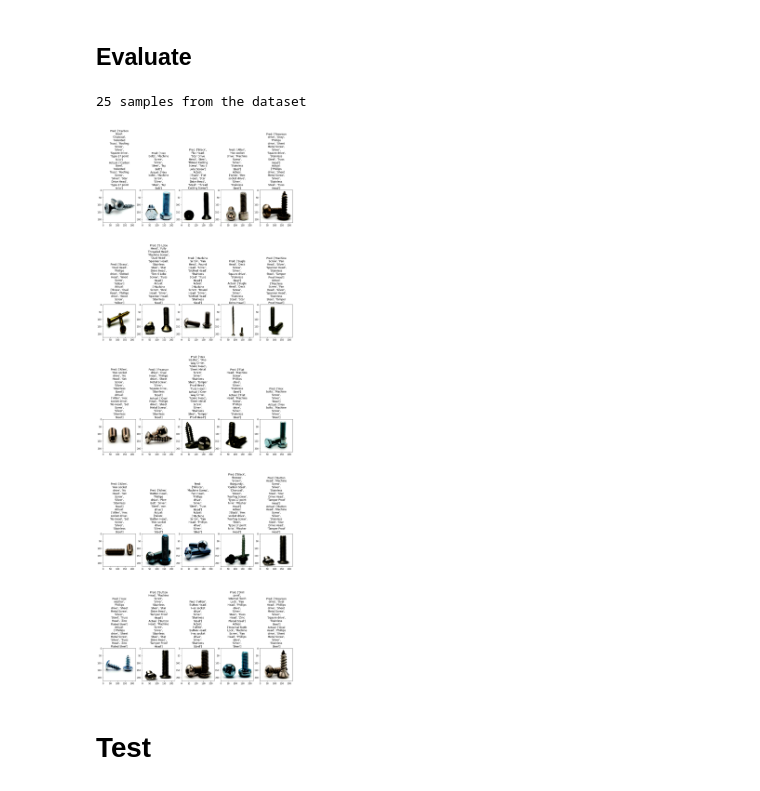
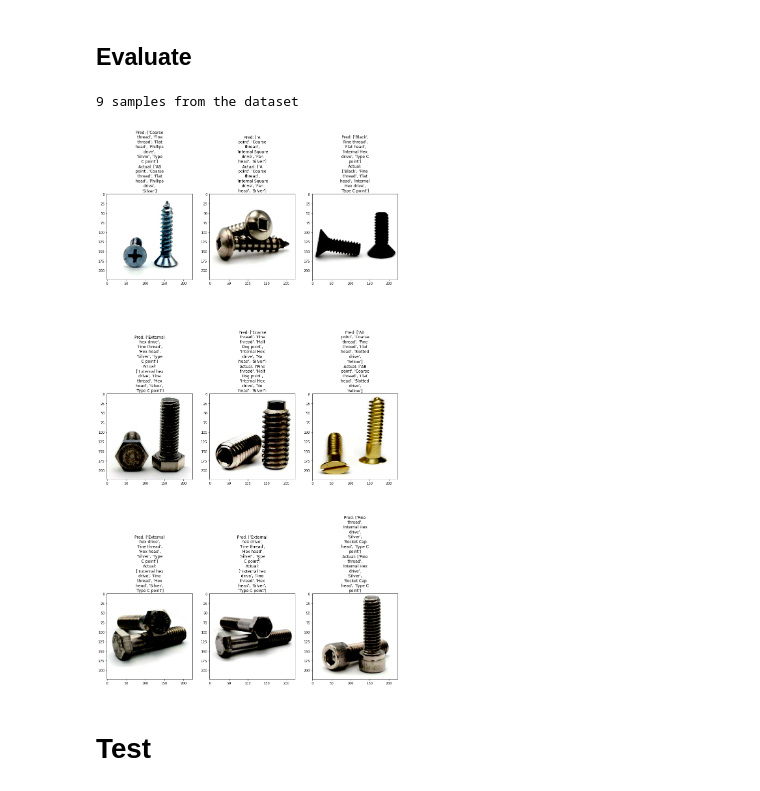
Before and after one commit to RyutaroInatsu/ImageAnnotationChallenge, a Jupyter notebook: notebooks/ImageTaggingChallenge.ipynb, the cells around one changed output. Cells and saved outputs as stored; diff of their text form; code cells hidden in the pictures.

```diff
--- a/notebooks/ImageTaggingChallenge.ipynb
+++ b/notebooks/ImageTaggingChallenge.ipynb
@@ -463,6 +428,9 @@ class ViTNet(nn.Module):
         for param in self.parameters():
             param.requires_grad = False
 
+        for param in self.vit.encoder.layer[-1].parameters():
+            param.requires_grad = True
+
         # 追加したクラス分類用の全結合層を勾配計算ありに変更
         for param in self.fc.parameters():
             param.requires_grad = True
@@ -521,6 +489,7 @@ class ImgTagLitModule(pl.LightningModule):
 
     def configure_optimizers(self):
         optimizer = optim.Adam([
+            {'params': self.net.vit.encoder.layer[-1].parameters(), 'lr': 5e-4},
             {'params': self.net.fc.parameters(), 'lr': self.lr}
         ])
 
@@ -530,10 +499,10 @@ class ImgTagLitModule(pl.LightningModule):
 # %%
 # モデル本体
 # 順伝播時の出力にAttentionの結果もほしいときはoutput_attentions=Trueを指定する。
-vit_model = ViTModel.from_pretrained('google/vit-base-patch16-224-in21k', output_attentions=True)
+vit_model = ViTModel.from_pretrained('google/vit-base-patch16-224-in21k')
 # %%
 early_stop_callback = EarlyStopping(
-    monitor='val_loss', min_delta=0.01, patience=5, mode='min')
+    monitor='val_loss', min_delta=0.01, patience=10, mode='min')
 
 # モデルの保存先
 # epoch数に応じて、「epoch=0.ckpt」のような形で保存
@@ -542,10 +511,10 @@ checkpoint_callback = ModelCheckpoint(dirpath='./models/tmp/',
 
 # Initialize a trainer
 trainer = pl.Trainer(
-    gpus=1,
-    max_epochs=50,
+    gpus=torch.cuda.device_count(),
+    max_epochs=300,
     callbacks=[checkpoint_callback, early_stop_callback],
-    log_every_n_steps=10,
+    log_every_n_steps=1,
     # fast_dev_run=True,
     )
 
@@ -609,28 +578,28 @@ net.eval()
 # %%
 def show_samples(data_module):
     fig=plt.figure(figsize=(16, 16))
-    fig.set_figheight(48)
-    columns = 5
-    rows = 5
+    fig.set_figheight(32)
+    columns = 3
+    rows = 3
     i, (image, label) = next(enumerate(data_module.val_dataloader()))
     module.net.eval()
     preds = module.net(image)
     print(columns*rows,"samples from the dataset")
     for i in range(columns*rows):
         fig.add_subplot(rows, columns, i+1)
         pred = preds[i]
         pred[pred>0.5]=1
         pred[pred<=0.5]=0
         plt.imshow(np.clip(image[i].numpy().transpose([1, 2, 0]), 0, 1))
 
         plt.title('\n'.join(wrap("Pred: "+ str(covert_onehot_string_labels(LABELS, pred.detach().numpy())), 16)) + "\n" + '\n'.join(wrap("Actual: "+str(covert_onehot_string_labels(LABELS, label[i].numpy())), 16)))
 
     plt.show()
 
 show_samples(data_module)
 # %% [output]
-25 samples from the dataset
+9 samples from the dataset
-[figure, old version]
+[figure, new version]
 # %% [markdown]
 # Test
 # %%
```
Also changed, not shown: parts of 32 cells of this notebook.
